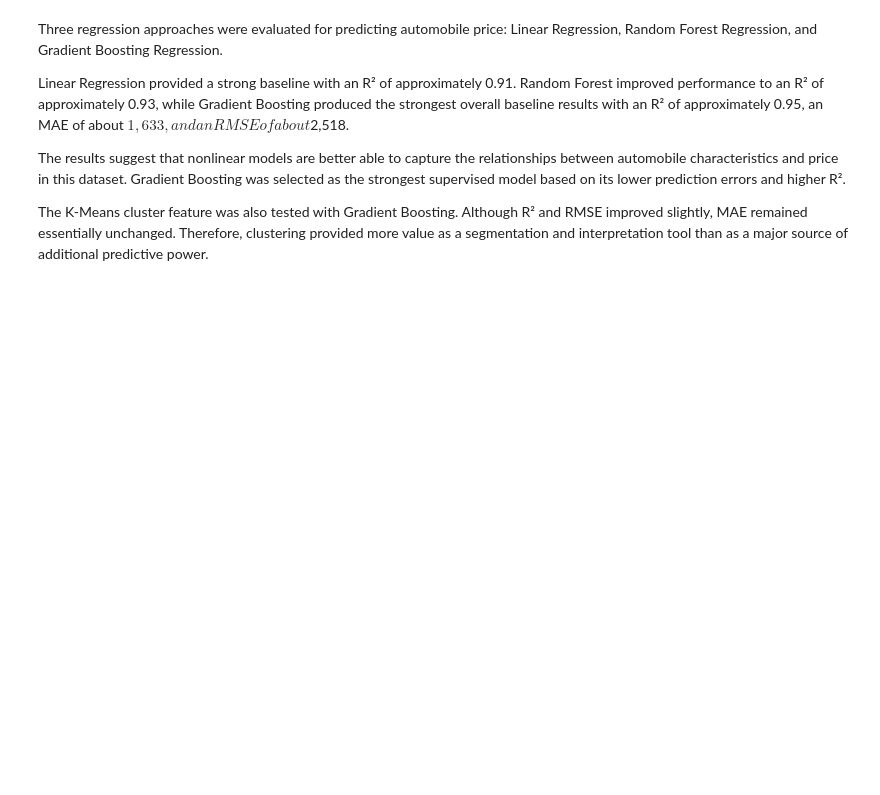
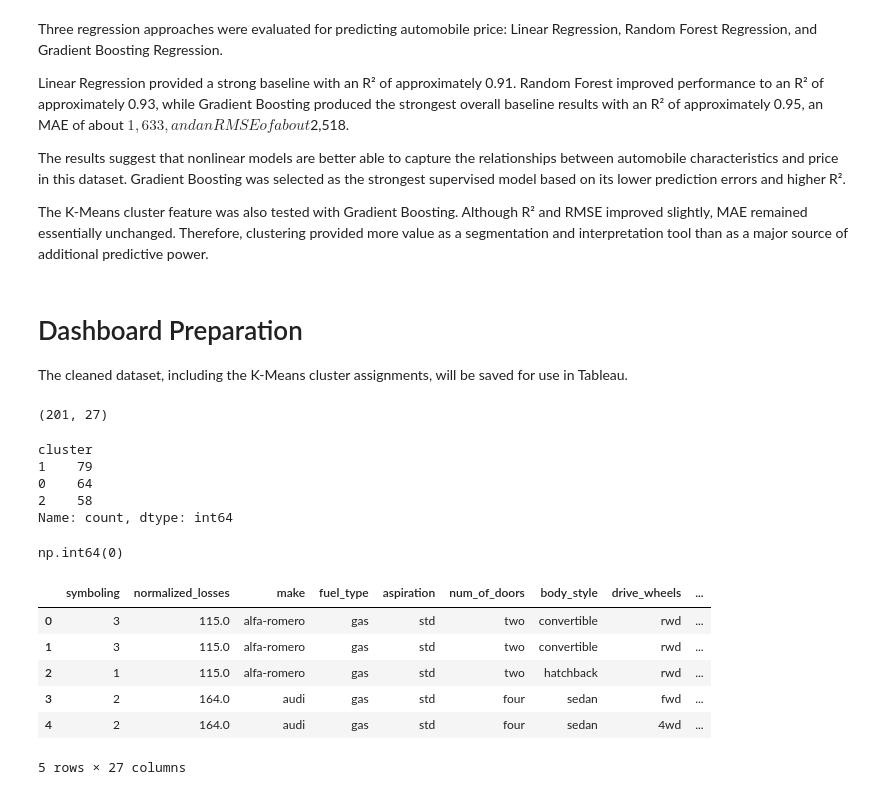
Before and after one commit to vmartinez4169-pixel/automobile-price-analysis, a Jupyter notebook: notebooks/victor_martinez_eda.ipynb, the cells around one changed output. Cells and saved outputs as stored; diff of their text form; code cells hidden in the pictures; blank space fills up the shorter version.

Commit message:
Add Tableau dashboard and final processed dataset

```diff
--- a/notebooks/victor_martinez_eda.ipynb
+++ b/notebooks/victor_martinez_eda.ipynb
@@ -1133,3 +1133,7 @@ Linear Regression provided a strong baseline with an R² of approximately 0.91.
 The results suggest that nonlinear models are better able to capture the relationships between automobile characteristics and price in this dataset. Gradient Boosting was selected as the strongest supervised model based on its lower prediction errors and higher R².
 
 The K-Means cluster feature was also tested with Gradient Boosting. Although R² and RMSE improved slightly, MAE remained essentially unchanged. Therefore, clustering provided more value as a segmentation and interpretation tool than as a major source of additional predictive power.
+# %% [markdown]
+# Dashboard Preparation
+
+The cleaned dataset, including the K-Means cluster assignments, will be saved for use in Tableau.
@@ -1135,0 +1145,26 @@ The K-Means cluster feature was also tested with Gradient Boosting. Although R²
+# %%
+df.shape
+# %% [output]
+(201, 27)
+# %%
+df['cluster'].value_counts()
+# %% [output]
+cluster
+1    79
+0    64
+2    58
+Name: count, dtype: int64
+# %%
+df.isnull().sum().sum()
+# %% [output]
+np.int64(0)
+# %%
+df.head()
+# %% [output]
+|  | symboling | normalized_losses | make | fuel_type | aspiration | num_of_doors | body_style | drive_wheels | ... |
+| 0 | 3 | 115.0 | alfa-romero | gas | std | two | convertible | rwd | ... |
+| 1 | 3 | 115.0 | alfa-romero | gas | std | two | convertible | rwd | ... |
+| 2 | 1 | 115.0 | alfa-romero | gas | std | two | hatchback | rwd | ... |
+| 3 | 2 | 164.0 | audi | gas | std | four | sedan | fwd | ... |
+| 4 | 2 | 164.0 | audi | gas | std | four | sedan | 4wd | ... |
+5 rows × 27 columns
```
Also changed, not shown: parts of 1 cell of this notebook, 3 other files.
